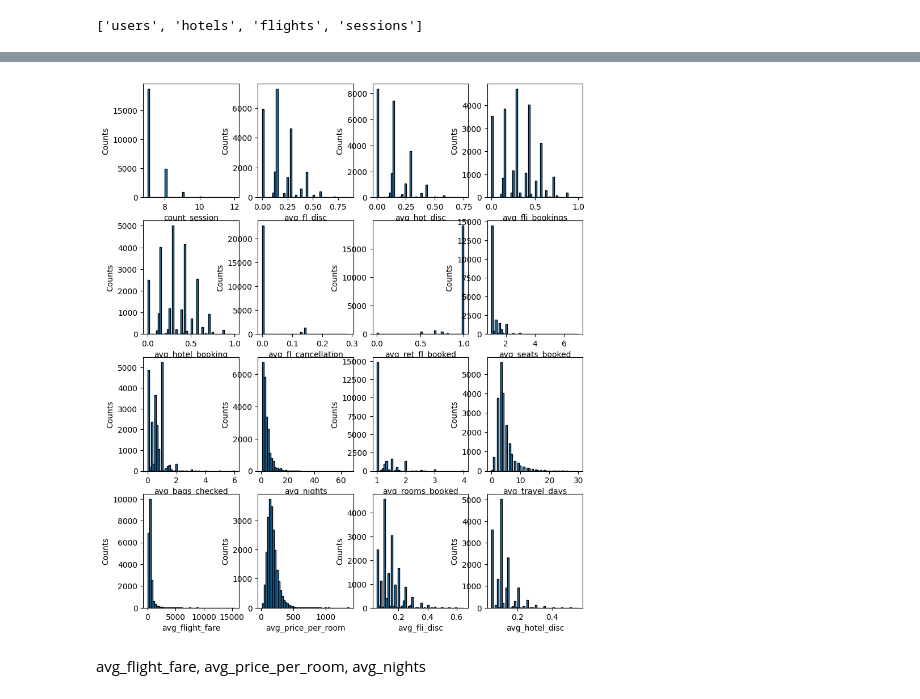
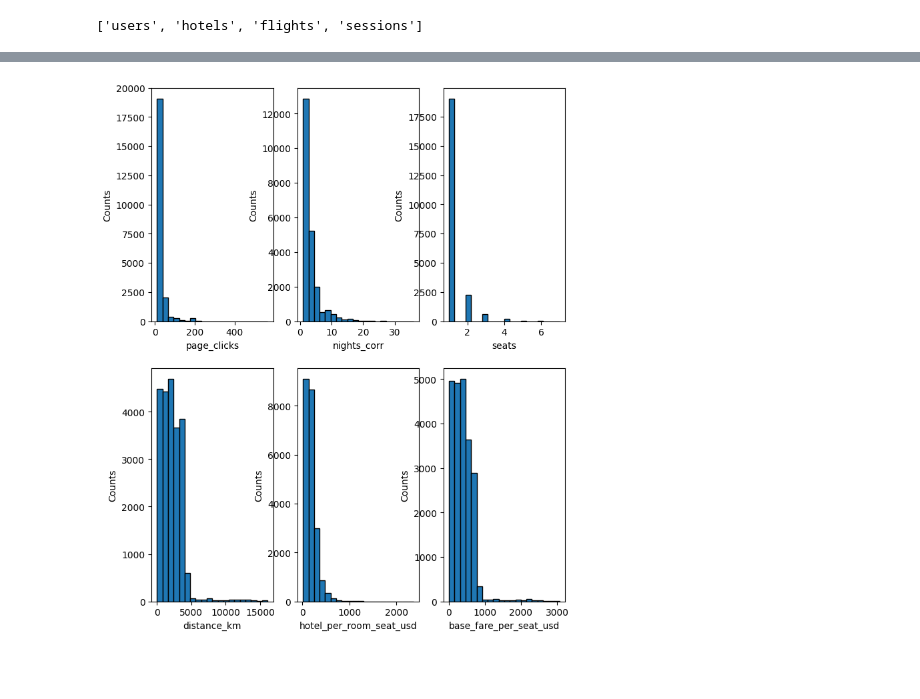
Before and after one commit to derewor/Travel-Tide-project, a Jupyter notebook: TravelTide_project_final.ipynb, the cells around one changed output, grey strips where cells are left out. Drawn from its saved outputs; the diff is of its cells as text; code cells hidden in the pictures; blank space fills up the shorter version.

```diff
--- a/TravelTide_project_final.ipynb
+++ b/TravelTide_project_final.ipynb
@@ -94,0 +142,6 @@ array([ 7,  8,  9, 10, 11, 12])
+# %%
+# There are many unneeded columns. Therefore, these columns are dropped.
+cols_to_drop = final_table[['birthdate','home_city','home_airport', 'home_airport_lat','home_airport_lon','hotel_name','check_in_time',  \
+                           'check_out_time', 'origin_airport', 'destination', 'destination_airport', 'trip_airline','destination_airport_lat', \
+                           'destination_airport_lon', 'nights']]
+final_table = final_table.drop(columns=cols_to_drop)
@@ -94,0 +155,10 @@ array([ 7,  8,  9, 10, 11, 12])
+# %%
+# some columns need to be converted into numerical values from boolean.
+def bool_to_int(value):
+    if value == True:
+      return 1
+    elif value == False:
+      return 0
+    else:
+      return value
+final_table = final_table.map(bool_to_int)
@@ -95,5 +181,10 @@ array([ 7,  8,  9, 10, 11, 12])
+# %%
+# There are some higher prices for hotel_per_room_usd and base_fare_usd. This probably involve more than one person. So, this need to be corrected
+# by multiplying with number of rooms and dividing with the number of seats. Since we donot know how many stayed in one room.
+final_table['hotel_per_room_seat_usd'] = final_table['hotel_per_room_usd'] * final_table['rooms'] / final_table['seats']
+final_table['base_fare_per_seat_usd'] = final_table['base_fare_usd'] / final_table['seats']
 # %%
-# what the distributon of the values in various columns
-selected_columns = [col for col in final_table.columns if col not in ['user_id','married', 'age', 'gender', 'has_children']]
+# graphical observation of the distribution of some of the columns.
+selected_columns = [col for col in final_table.columns if col in ['seats', 'page_clicks', 'base_fare_per_seat_usd', 'distance_km', 'nights_corr', 'hotel_per_room_seat_usd']]
 selected_columns
 # %% [output]
@@ -116,13 +197,11 @@ selected_columns
 # %%
-fig, axs = plt.subplots(4, 4, figsize=(10, 12))
+fig, axs = plt.subplots(2, 3, figsize=(8, 10))
 axs = axs.flatten()
 
 for i, col in enumerate(selected_columns):
-  axs[i].hist(final_table[col], bins=50, edgecolor='black')
+  axs[i].hist(final_table[col], bins=20, edgecolor='black')
   axs[i].set_xlabel(col)
   axs[i].set_ylabel('Counts')
 # %% [output]
-[figure, old version]
+[figure, new version]
-# %% [markdown]
-avg_flight_fare, avg_price_per_room, avg_nights
 # %%
```
Also changed, not shown: parts of 23 cells of this notebook.
